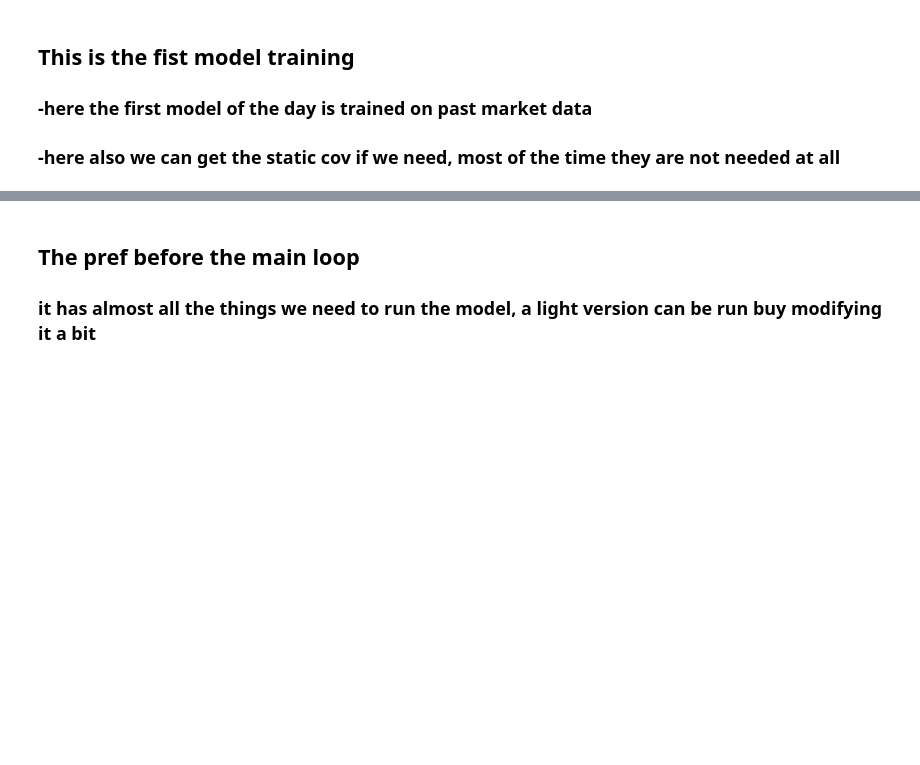
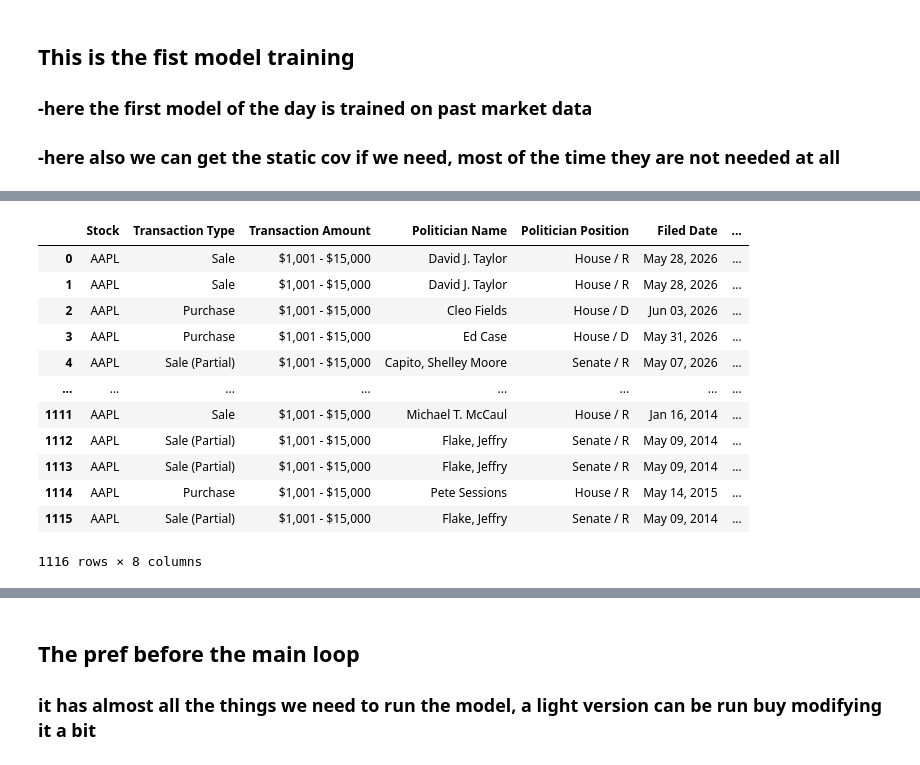
Before and after one commit to Fips5/Profit_Pilot, a Jupyter notebook: test_1_data/Copy 1 - full_test.ipynb, the cells around one changed output, grey strips where cells are left out. Saved outputs shown, nothing was run; the diff lists cells and outputs as text; code cells hidden in the pictures; blank space fills up the shorter version.

```diff
--- a/test_1_data/Copy 1 - full_test.ipynb
+++ b/test_1_data/Copy 1 - full_test.ipynb
@@ -1174,0 +1246,17 @@ HPU available: False, using: 0 HPUs
+# %%
+congress_df = scrape_congress_trading_data("AAPL")
+congress_df
+# %% [output]
+|  | Stock | Transaction Type | Transaction Amount | Politician Name | Politician Position | Filed Date | ... |
+| 0 | AAPL | Sale | $1,001 - $15,000 | David J. Taylor | House / R | May 28, 2026 | ... |
+| 1 | AAPL | Sale | $1,001 - $15,000 | David J. Taylor | House / R | May 28, 2026 | ... |
+| 2 | AAPL | Purchase | $1,001 - $15,000 | Cleo Fields | House / D | Jun 03, 2026 | ... |
+| 3 | AAPL | Purchase | $1,001 - $15,000 | Ed Case | House / D | May 31, 2026 | ... |
+| 4 | AAPL | Sale (Partial) | $1,001 - $15,000 | Capito, Shelley Moore | Senate / R | May 07, 2026 | ... |
+| ... | ... | ... | ... | ... | ... | ... | ... |
+| 1111 | AAPL | Sale | $1,001 - $15,000 | Michael T. McCaul | House / R | Jan 16, 2014 | ... |
+| 1112 | AAPL | Sale (Partial) | $1,001 - $15,000 | Flake, Jeffry | Senate / R | May 09, 2014 | ... |
+| 1113 | AAPL | Sale (Partial) | $1,001 - $15,000 | Flake, Jeffry | Senate / R | May 09, 2014 | ... |
+| 1114 | AAPL | Purchase | $1,001 - $15,000 | Pete Sessions | House / R | May 14, 2015 | ... |
+| 1115 | AAPL | Sale (Partial) | $1,001 - $15,000 | Flake, Jeffry | Senate / R | May 09, 2014 | ... |
+1116 rows × 8 columns
```
Also changed, not shown: parts of 3 cells of this notebook, 31 other files.
